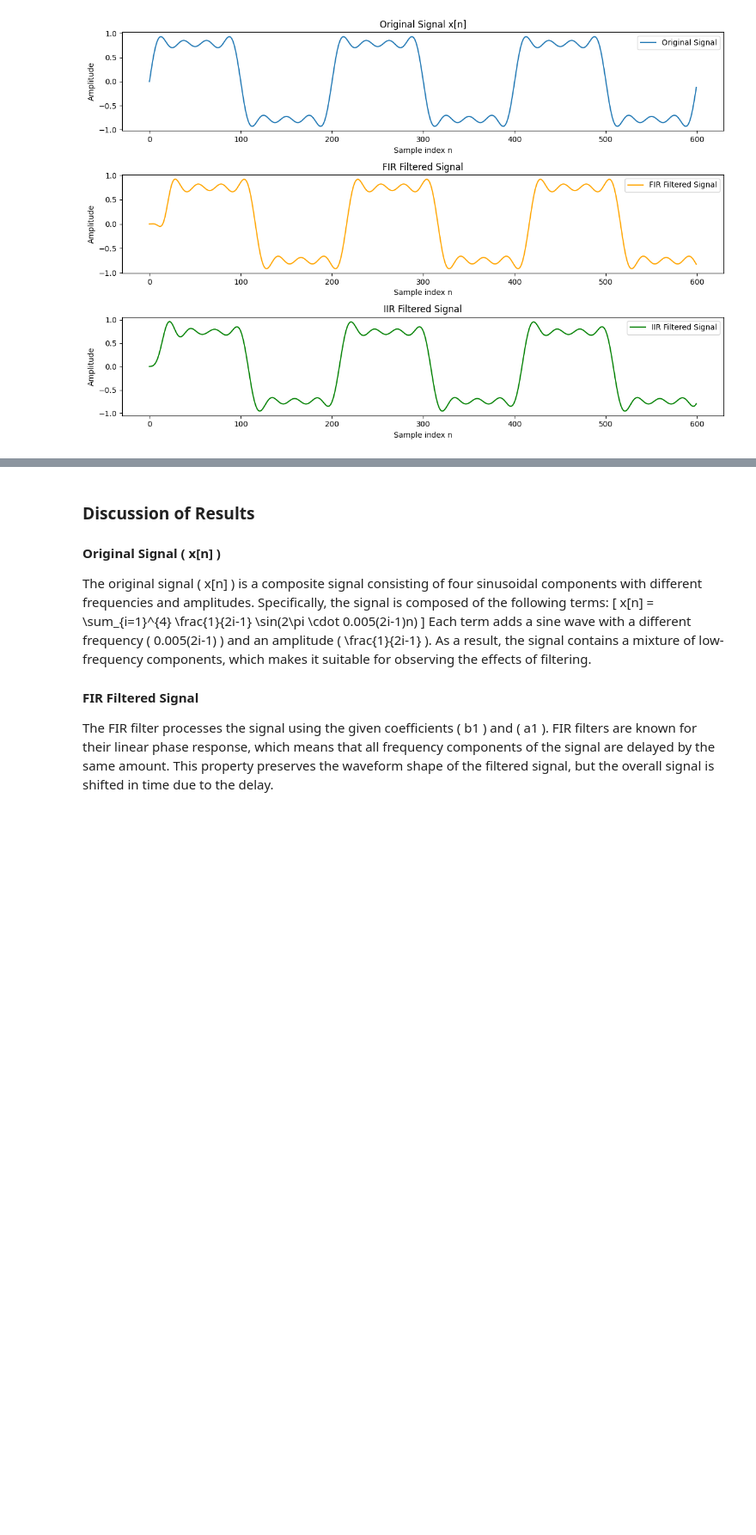
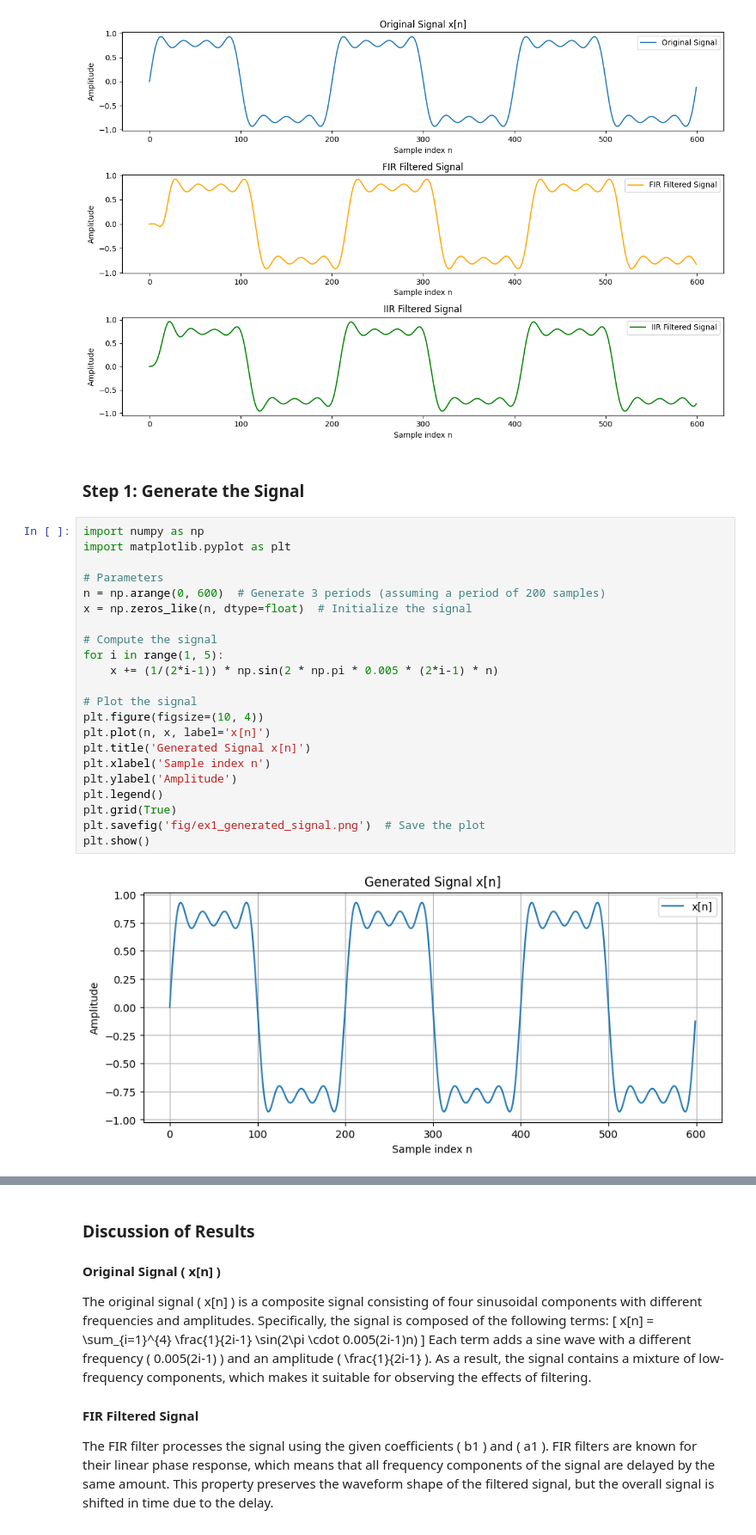
Before and after one commit to wolfram-laube/dsp-ue_grp-22, a Jupyter notebook: Assignment_5/DSP_Assignment_5.ipynb, the cells around one changed output, grey strips where cells are left out. Shown at 86% size. Drawn from its saved outputs; the diff is of its cells as text; blank space fills up the shorter version.

```diff
--- a/Assignment_5/DSP_Assignment_5.ipynb
+++ b/Assignment_5/DSP_Assignment_5.ipynb
@@ -74,3 +74,29 @@ plt.savefig('Signal_Distortion_and_Group_Delay.png')
 plt.show()
 # %% [output]
 [figure]
+# %% [markdown]
+### Step 1: Generate the Signal
+# %%
+import numpy as np
+import matplotlib.pyplot as plt
+
+# Parameters
+n = np.arange(0, 600)  # Generate 3 periods (assuming a period of 200 samples)
+x = np.zeros_like(n, dtype=float)  # Initialize the signal
+
+# Compute the signal
+for i in range(1, 5):
+    x += (1/(2*i-1)) * np.sin(2 * np.pi * 0.005 * (2*i-1) * n)
+
+# Plot the signal
+plt.figure(figsize=(10, 4))
+plt.plot(n, x, label='x[n]')
+plt.title('Generated Signal x[n]')
+plt.xlabel('Sample index n')
+plt.ylabel('Amplitude')
+plt.legend()
+plt.grid(True)
+plt.savefig('fig/ex1_generated_signal.png')  # Save the plot
+plt.show()
+# %% [output]
+[figure, added]
```
Also changed, not shown: parts of 20 cells of this notebook, 37 other files.
